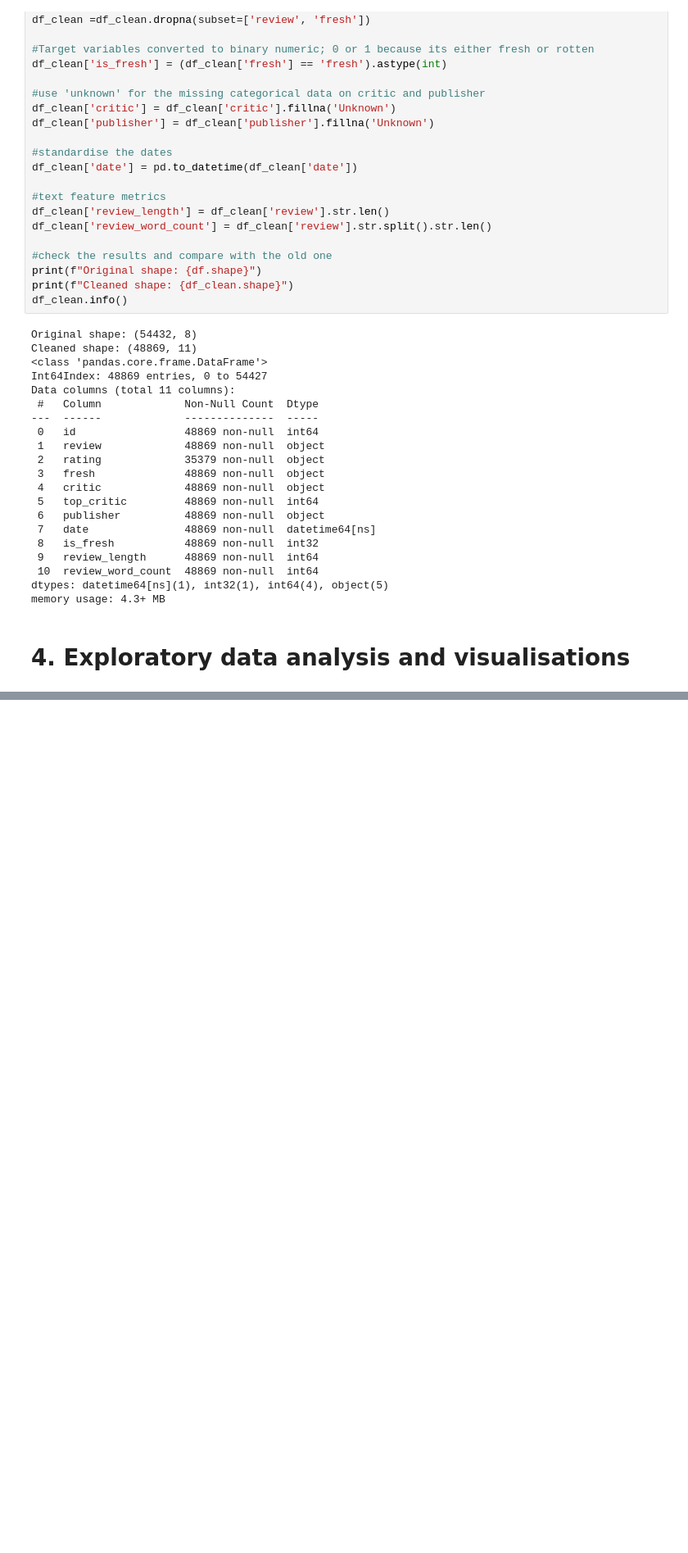
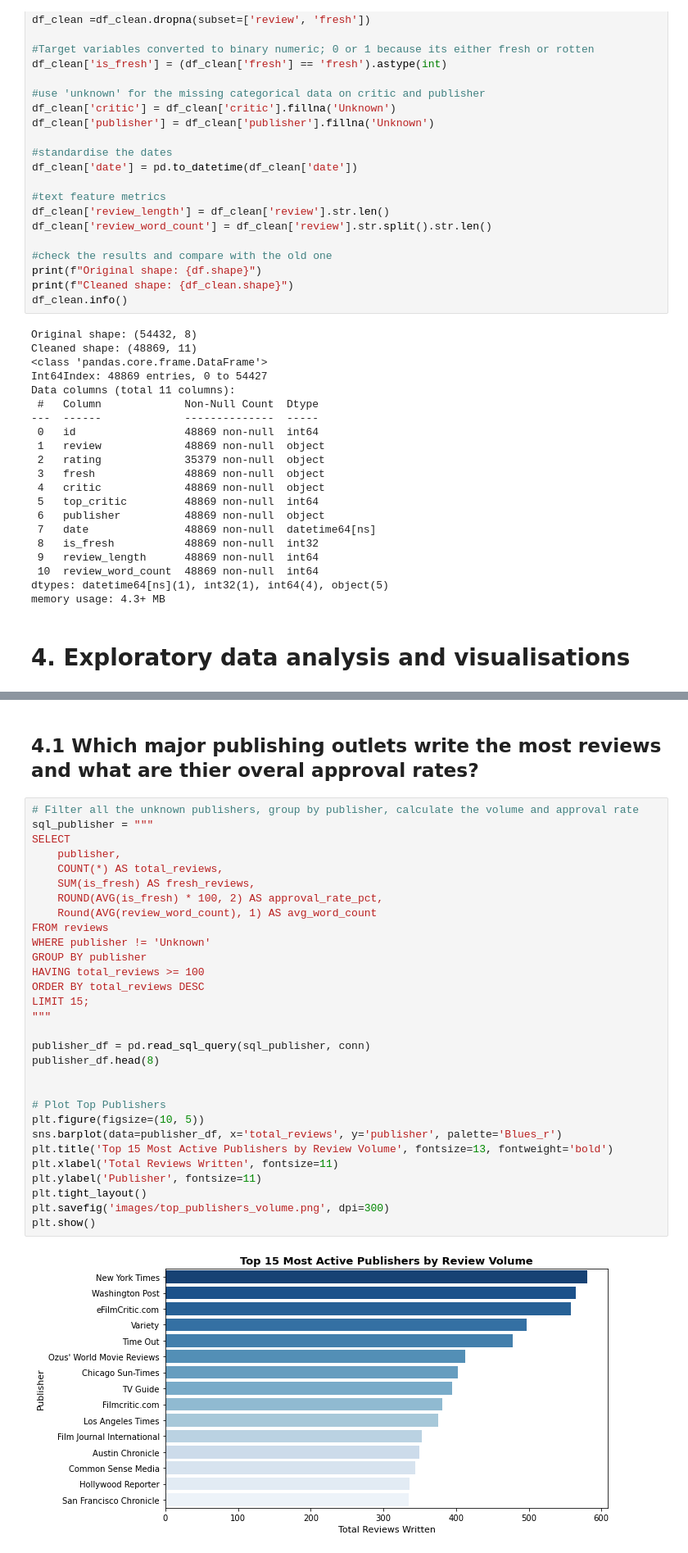
Before and after one commit to oliverkiplagat/Studio_Launch-Pad, a Jupyter notebook: student.ipynb, the cells around one changed output, grey strips where cells are left out. Shown at 82% size. Drawn from its saved outputs; the diff is of its cells as text; blank space fills up the shorter version.

Commit message:
Did some filtering and exploration + plotting to answer some few business questions

```diff
--- a/student.ipynb
+++ b/student.ipynb
@@ -121,0 +124,34 @@ print("SQL Table 'reviews' created successfully.")
+# %% [markdown]
+## 4.1 Which major publishing outlets write the most reviews and what are thier overal approval rates?
+# %%
+# Filter all the unknown publishers, group by publisher, calculate the volume and approval rate
+sql_publisher = """
+SELECT
+    publisher,
+    COUNT(*) AS total_reviews,
+    SUM(is_fresh) AS fresh_reviews,
+    ROUND(AVG(is_fresh) * 100, 2) AS approval_rate_pct,
+    Round(AVG(review_word_count), 1) AS avg_word_count
+FROM reviews
+WHERE publisher != 'Unknown'
+GROUP BY publisher
+HAVING total_reviews >= 100
+ORDER BY total_reviews DESC
+LIMIT 15;
+"""
+
+publisher_df = pd.read_sql_query(sql_publisher, conn)
+publisher_df.head(8)
+
+
+# Plot Top Publishers
+plt.figure(figsize=(10, 5))
+sns.barplot(data=publisher_df, x='total_reviews', y='publisher', palette='Blues_r')
+plt.title('Top 15 Most Active Publishers by Review Volume', fontsize=13, fontweight='bold')
+plt.xlabel('Total Reviews Written', fontsize=11)
+plt.ylabel('Publisher', fontsize=11)
+plt.tight_layout()
+plt.savefig('images/top_publishers_volume.png', dpi=300)
+plt.show()
+# %% [output]
+[figure, added]
```
Also changed, not shown: parts of 5 cells of this notebook.
